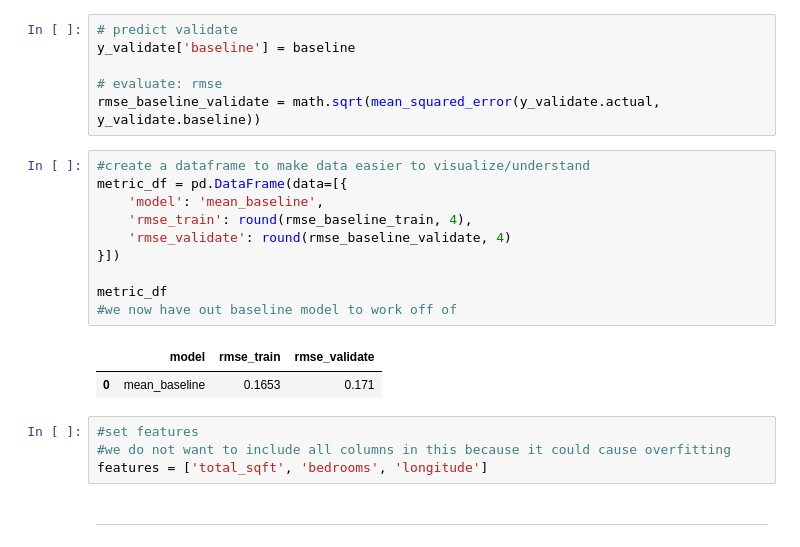
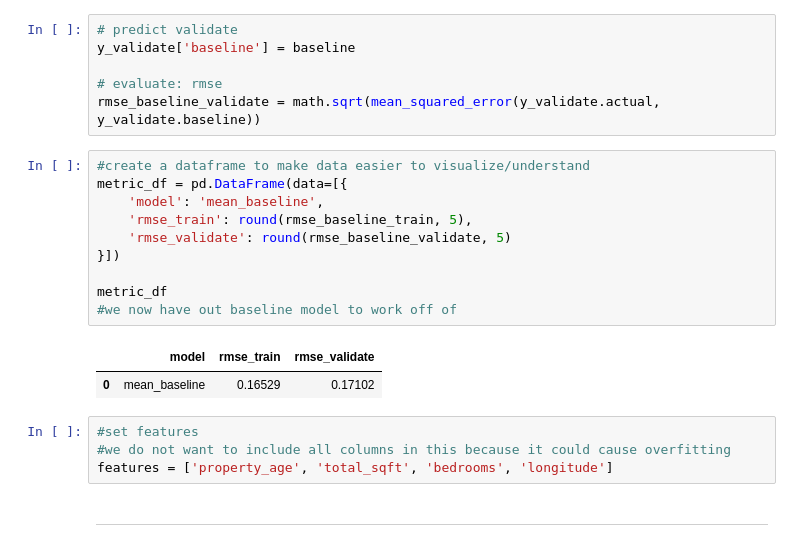
Before and after one commit to natasharivers/Zillow_Clustering_Project, a Jupyter notebook: Notebook.ipynb, the cells around one changed output. Cells and saved outputs as stored; diff of their text form.

```diff
--- a/Notebook.ipynb
+++ b/Notebook.ipynb
@@ -651,20 +654,20 @@ rmse_baseline_validate = math.sqrt(mean_squared_error(y_validate.actual, y_valid
 # %%
 #create a dataframe to make data easier to visualize/understand
 metric_df = pd.DataFrame(data=[{
     'model': 'mean_baseline',
-    'rmse_train': round(rmse_baseline_train, 4),
-    'rmse_validate': round(rmse_baseline_validate, 4)
+    'rmse_train': round(rmse_baseline_train, 5),
+    'rmse_validate': round(rmse_baseline_validate, 5)
 }])
 
 metric_df
 #we now have out baseline model to work off of
 # %% [output]
 |  | model | rmse_train | rmse_validate |
-| 0 | mean_baseline | 0.1653 | 0.171 |
+| 0 | mean_baseline | 0.16529 | 0.17102 |
 # %%
 #set features
 #we do not want to include all columns in this because it could cause overfitting
-features = ['total_sqft', 'bedrooms', 'longitude']
+features = ['property_age', 'total_sqft', 'bedrooms', 'longitude']
 # %% [markdown]
 __________________
 # %% [markdown]
```
Also changed, not shown: parts of 12 cells of this notebook.
